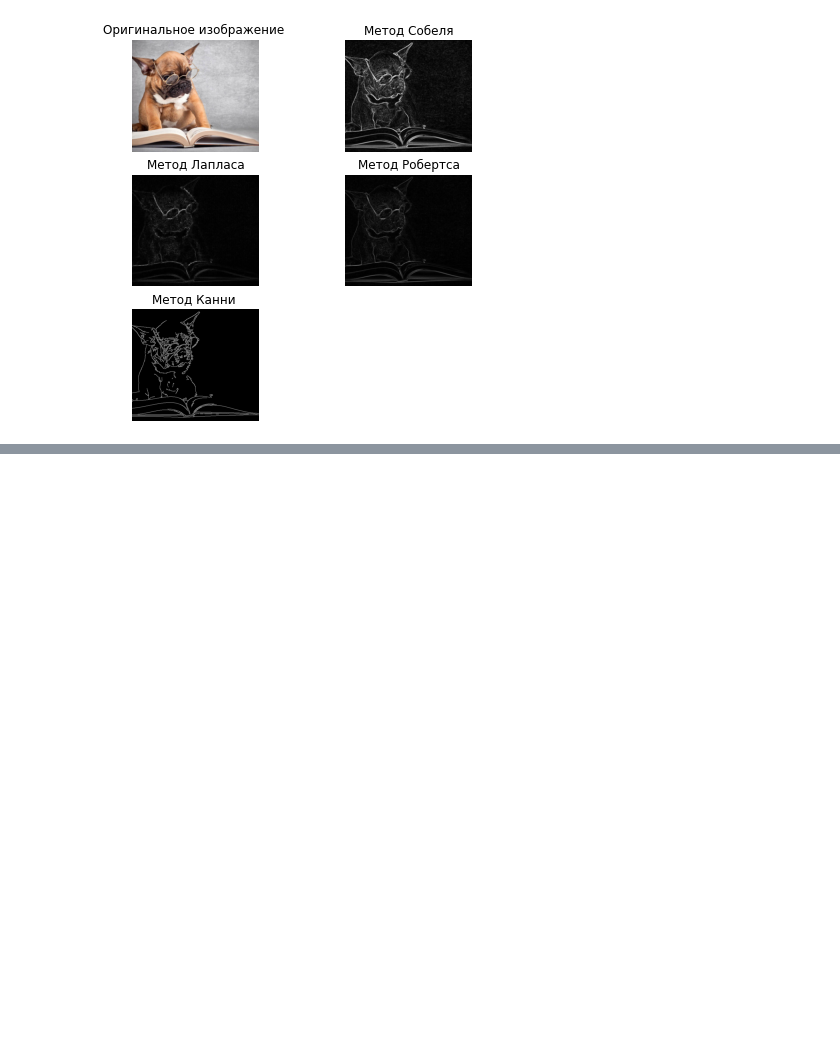
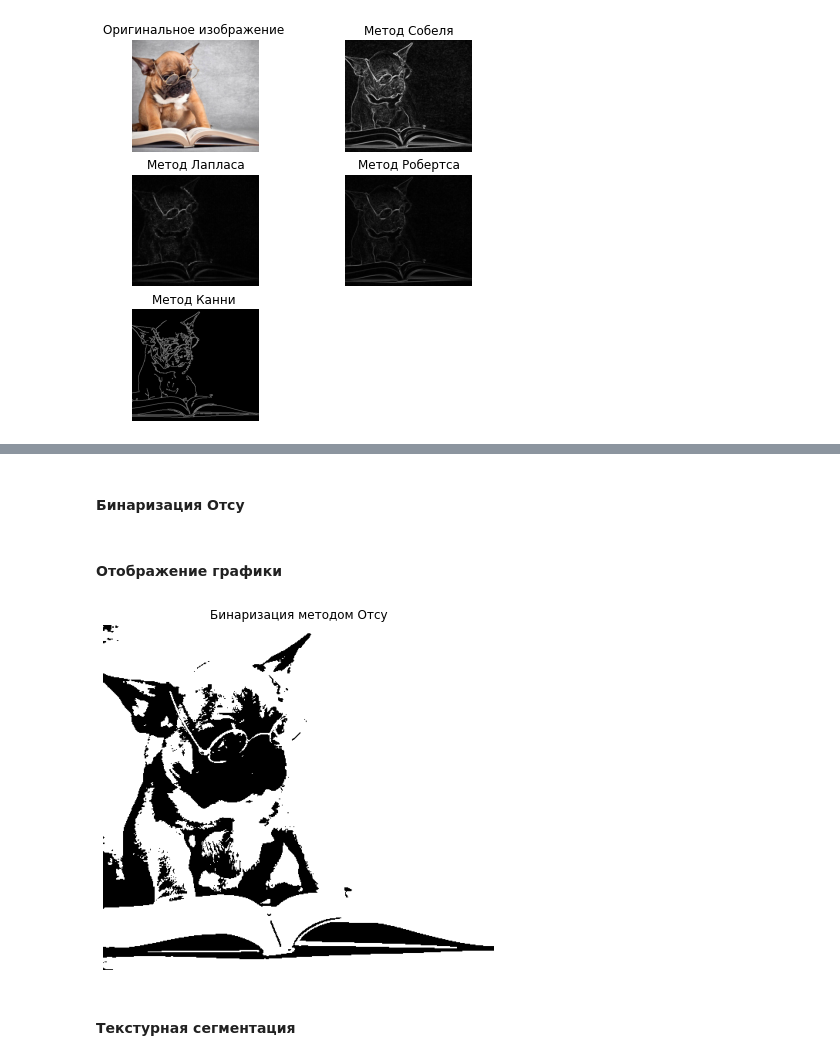
Before and after one commit to Frostjaw/idpiva_lab_1, a Jupyter notebook: Lab_1.ipynb, the cells around one changed output, grey strips where cells are left out. Cells and saved outputs as stored; diff of their text form; code cells hidden in the pictures; blank space fills up the shorter version.

```diff
--- a/Lab_1.ipynb
+++ b/Lab_1.ipynb
@@ -64,0 +92,21 @@ plt.show()
+# %% [markdown]
+#### Бинаризация Отсу
+# %%
+img = cv2.imread('image_1.jpg')
+
+gray = cv2.cvtColor(img, cv2.COLOR_BGR2GRAY)
+ret2, th2 = cv2.threshold(gray, 0, 255, cv2.THRESH_BINARY + cv2.THRESH_OTSU)
+# %% [markdown]
+#### Отображение графики
+# %%
+fig = plt.figure(figsize=(7, 7))
+
+# Отображение графики
+plt.imshow(th2 , 'gray')
+plt.axis('off')
+plt.title('Бинаризация методом Отсу')
+plt.show()
+# %% [output]
+[figure, added]
+# %% [markdown]
+#### Текстурная сегментация
```
Also changed, not shown: parts of 10 cells of this notebook, 2 other files.
